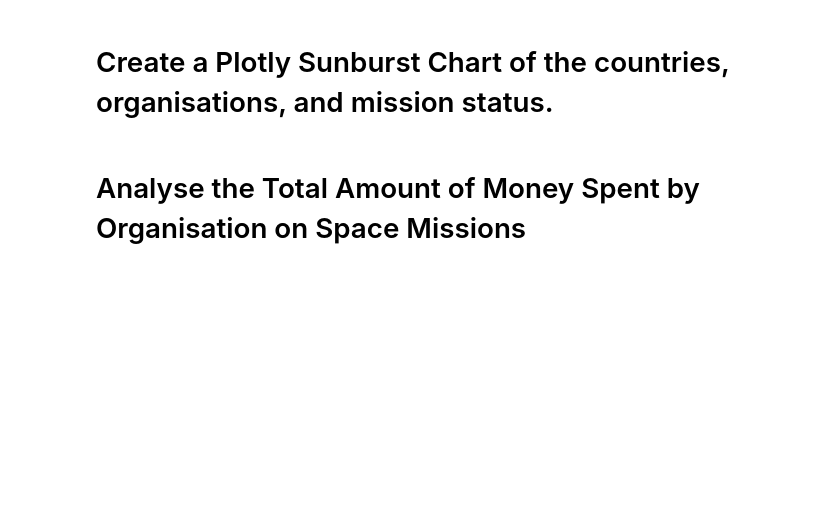
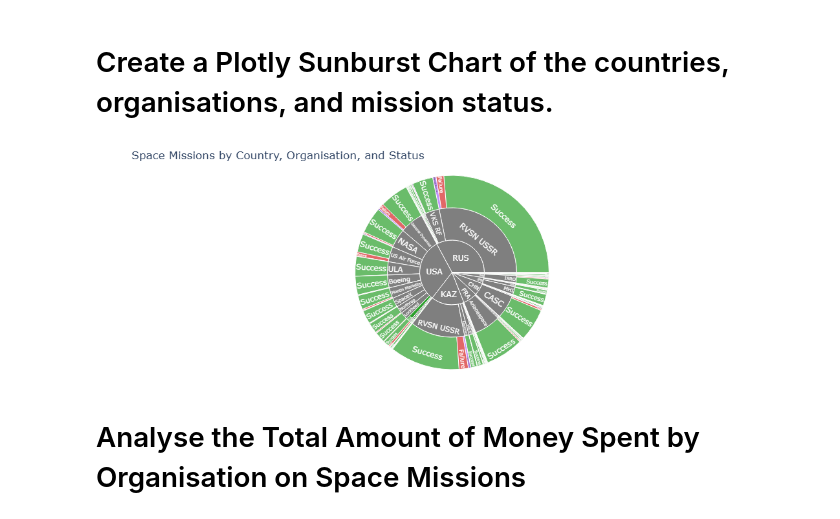
Before and after one commit to Vatsalsrivastava1209/Space-Missions-Analysis, a Jupyter notebook: Space_Missions_Analysis_(start).ipynb, the cells around one changed output. Drawn from its saved outputs; the diff is of its cells as text; code cells hidden in the pictures; blank space fills up the shorter version.

```diff
--- a/Space_Missions_Analysis_(start).ipynb
+++ b/Space_Missions_Analysis_(start).ipynb
@@ -263,5 +287,26 @@ fig.show()
 # %% [markdown]
 # Create a Plotly Sunburst Chart of the countries, organisations, and mission status.
+# %%
+df_sunburst = df.dropna(subset=['iso_alpha', 'Organisation', 'Mission_Status'])
+# %%
+fig = px.sunburst(
+    df_sunburst,
+    path=['iso_alpha', 'Organisation', 'Mission_Status'], # Defines the hierarchy
+    title="Space Missions by Country, Organisation, and Status",
+    color='Mission_Status', # Colors the outer ring by mission status
+    color_discrete_map={
+        'Success':'#2ca02c',  # Green for Success
+        'Failure':'#d62728',  # Red for Failure
+        '(?)':'#7f7f7f'       # Gray for any other statuses
+        }
+)
+fig.update_layout(
+    margin=dict(t=50, l=10, r=10, b=10)
+)
+
+fig.show()
+# %% [output]
+[figure, added]
 # %% [markdown]
 # Analyse the Total Amount of Money Spent by Organisation on Space Missions
 # %%
```
Also changed, not shown: parts of 8 cells of this notebook.
